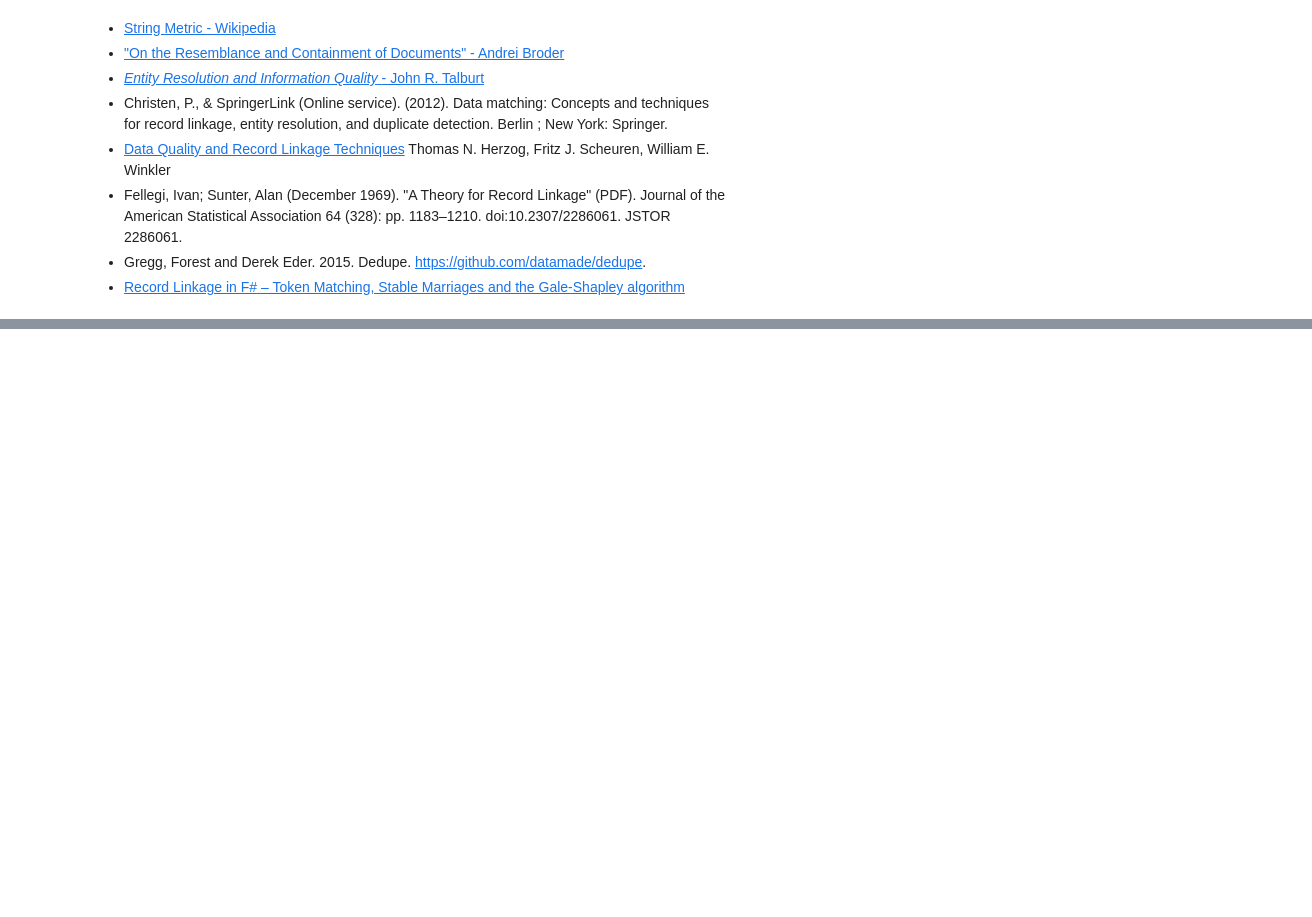
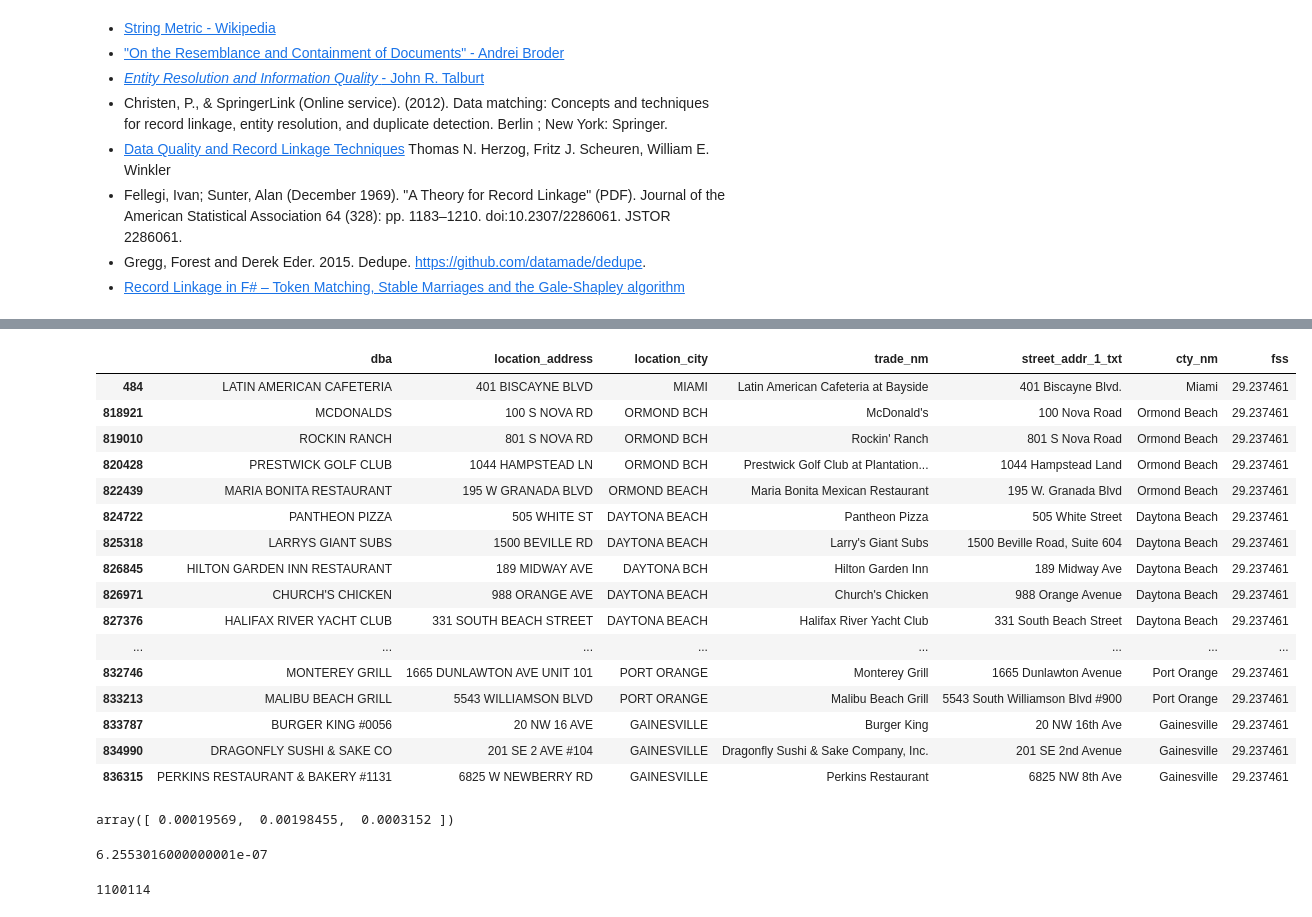
Before and after one commit to mikemull/Notebooks, a Jupyter notebook: Matching.ipynb, the cells around one changed output, grey strips where cells are left out. Cells and saved outputs as stored; diff of their text form; code cells hidden in the pictures; blank space fills up the shorter version.

```diff
--- a/Matching.ipynb
+++ b/Matching.ipynb
@@ -894,0 +1031,23 @@ dfmx = pd.DataFrame(data=scores, columns=['n1','n2','sidf','jr']).sort('jr',asce
+# %%
+import operator
+from functools import reduce
+
+def mp(gamma, mh, uh):
+    return reduce(operator.mul, (mh[i] ** g * (1 - mh[i]) ** (1 - g) for i,g in enumerate(gamma)))
+
+def up(gamma, mh, uh):
+    return reduce(operator.mul, (uh[i] ** g * (1 - uh[i]) ** (1 - g) for i,g in enumerate(gamma)))
+
+def log_score(gamma, mh, uh):
+    return sum([np.log2(mh[i]/uh[i]) if g==1 else np.log2((1-mh[i])/(1-uh[i])) for i,g in enumerate(gamma)])
+
+df_scores = pd.DataFrame(data=list(itertools.product([1,0], repeat=3)),
+             columns=['name', 'zip', 'street num'])
+df_scores['m'] = df_scores[['name', 'zip', 'street num']].apply(lambda p: mp(p,mh,uh), axis=1)
+df_scores['u'] = df_scores[['name', 'zip', 'street num']].apply(lambda p: up(p,mh,uh), axis=1)
+df_scores['mu'] = df_scores.m/df_scores.u
+df_scores['w'] = df_scores[['name', 'zip', 'street num']].apply(lambda p: log_score(p,mh,uh), axis=1)
+df_scores.sort('mu', ascending=False, inplace=True)
+df_scores['cu'] = df_scores.u.cumsum()
+df_scores['cm'] = df_scores.m.cumsum()
+df_scores
@@ -894,0 +1064,47 @@ dfmx = pd.DataFrame(data=scores, columns=['n1','n2','sidf','jr']).sort('jr',asce
+# %%
+import numpy as np
+df_fl_prep = pd.read_csv('./data/fl.restaurant-prep.csv')
+df_oge_prep = pd.read_csv('./data/ogesdw.whd-prep.csv')
+dfz = df_fl_prep.merge(df_oge_prep, on='nzip')
+mh = np.array([ 0.08910887,  0.98090761,  0.88638131])
+uh = np.array([ 0.00019569,  0.00198455,  0.0003152 ])
+# %%
+def gamma_pattern(r_ab):
+    t1_0 = lambda x: 1 if x else 0
+#    return [1 if a_i == b_i else 0 for (a_i, b_i) in zip(r_ab[0], r_ab[1])]
+    return [t1_0(jellyfish.jaro_winkler(r_ab[0][0], r_ab[1][0]) > 0.9),
+            t1_0(r_ab[0][1] == r_ab[1][1]),
+            t1_0(r_ab[0][2] == r_ab[1][2])]
+
+def score(r):
+    return log_score(gamma_pattern((r[0:3], r[3:])), mh, uh)
+
+dfz['fss'] = dfz[['nname_x', 'nzip', 'snum_x', 'nname_y', 'nzip', 'snum_y']].apply(score, axis=1)
+# %%
+dfz[dfz.fss>21.0].sort('fss')[['dba','location_address', 'location_city', 'trade_nm', 'street_addr_1_txt', 'cty_nm', 'fss']].head(20)
+# %% [output]
+|  | dba | location_address | location_city | trade_nm | street_addr_1_txt | cty_nm | fss |
+| 484 | LATIN AMERICAN CAFETERIA | 401 BISCAYNE BLVD | MIAMI | Latin American Cafeteria at Bayside | 401 Biscayne Blvd. | Miami | 29.237461 |
+| 818921 | MCDONALDS | 100 S NOVA RD | ORMOND BCH | McDonald's | 100 Nova Road | Ormond Beach | 29.237461 |
+| 819010 | ROCKIN RANCH | 801 S NOVA RD | ORMOND BCH | Rockin' Ranch | 801 S Nova Road | Ormond Beach | 29.237461 |
+| 820428 | PRESTWICK GOLF CLUB | 1044 HAMPSTEAD LN | ORMOND BCH | Prestwick Golf Club at Plantation... | 1044 Hampstead Land | Ormond Beach | 29.237461 |
+| 822439 | MARIA BONITA RESTAURANT | 195 W GRANADA BLVD | ORMOND BEACH | Maria Bonita Mexican Restaurant | 195 W. Granada Blvd | Ormond Beach | 29.237461 |
+| 824722 | PANTHEON PIZZA | 505 WHITE ST | DAYTONA BEACH | Pantheon Pizza | 505 White Street | Daytona Beach | 29.237461 |
+| 825318 | LARRYS GIANT SUBS | 1500 BEVILLE RD | DAYTONA BEACH | Larry's Giant Subs | 1500 Beville Road, Suite 604 | Daytona Beach | 29.237461 |
+| 826845 | HILTON GARDEN INN RESTAURANT | 189 MIDWAY AVE | DAYTONA BCH | Hilton Garden Inn | 189 Midway Ave | Daytona Beach | 29.237461 |
+| 826971 | CHURCH'S CHICKEN | 988 ORANGE AVE | DAYTONA BEACH | Church's Chicken | 988 Orange Avenue | Daytona Beach | 29.237461 |
+| 827376 | HALIFAX RIVER YACHT CLUB | 331 SOUTH BEACH STREET | DAYTONA BEACH | Halifax River Yacht Club | 331 South Beach Street | Daytona Beach | 29.237461 |
+| ... | ... | ... | ... | ... | ... | ... | ... |
+| 832746 | MONTEREY GRILL | 1665 DUNLAWTON AVE UNIT 101 | PORT ORANGE | Monterey Grill | 1665 Dunlawton Avenue | Port Orange | 29.237461 |
+| 833213 | MALIBU BEACH GRILL | 5543 WILLIAMSON BLVD | PORT ORANGE | Malibu Beach Grill | 5543 South Williamson Blvd #900 | Port Orange | 29.237461 |
+| 833787 | BURGER KING #0056 | 20 NW 16 AVE | GAINESVILLE | Burger King | 20 NW 16th Ave | Gainesville | 29.237461 |
+| 834990 | DRAGONFLY SUSHI & SAKE CO | 201 SE 2 AVE #104 | GAINESVILLE | Dragonfly Sushi & Sake Company, Inc. | 201 SE 2nd Avenue | Gainesville | 29.237461 |
+| 836315 | PERKINS RESTAURANT & BAKERY #1131 | 6825 W NEWBERRY RD | GAINESVILLE | Perkins Restaurant | 6825 NW 8th Ave | Gainesville | 29.237461 |
+# %%
+uh
+# %% [output]
+array([ 0.00019569,  0.00198455,  0.0003152 ])
+# %%
+(1-uh[0])**0 * uh[1]**1 * uh[2]**1
+# %% [output]
+6.2553016000000001e-07
@@ -894,0 +1113,4 @@ dfmx = pd.DataFrame(data=scores, columns=['n1','n2','sidf','jr']).sort('jr',asce
+# %%
+len(dfz)
+# %% [output]
+1100114
```
Also changed, not shown: parts of 71 cells of this notebook, 4 other files.
